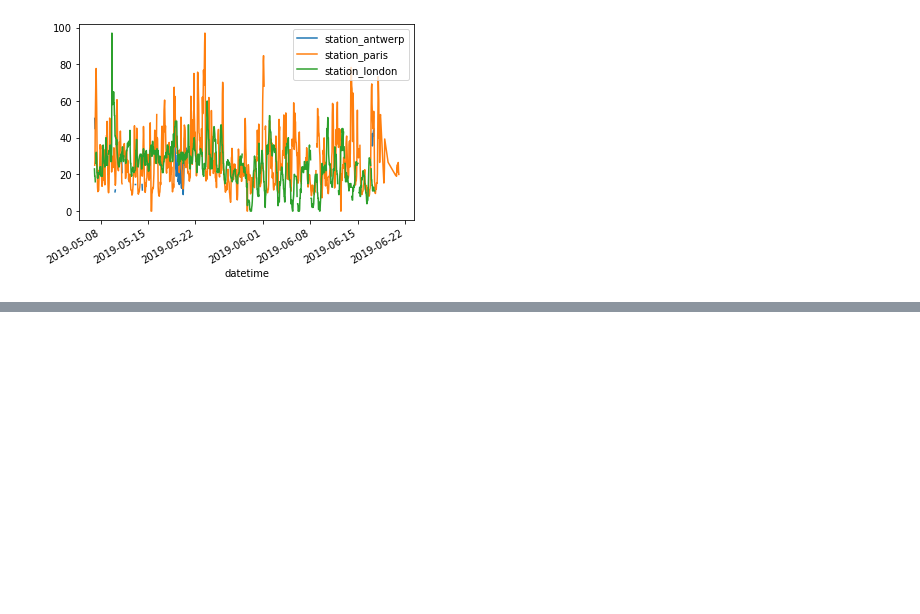
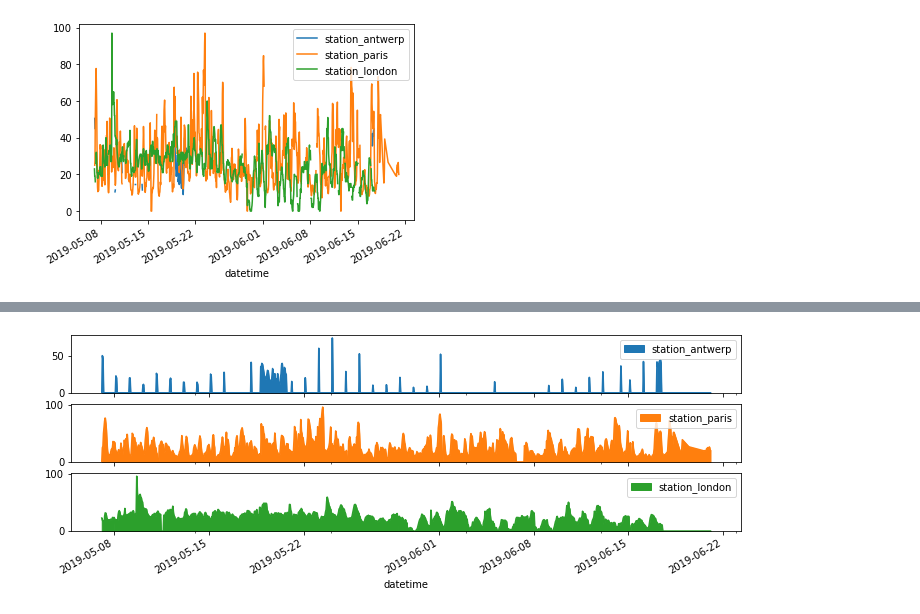
Before and after one commit to nikolay-rudenko/pandas_edu, a Jupyter notebook: create_plots.ipynb, the cells around one changed output, grey strips where cells are left out. Saved outputs shown, nothing was run; the diff lists cells and outputs as text; code cells hidden in the pictures; blank space fills up the shorter version.

```diff
--- a/create_plots.ipynb
+++ b/create_plots.ipynb
@@ -20,0 +54,4 @@ air_quality.plot()
+# %%
+axs = air_quality.plot.area(figsize=(12, 4), subplots=True)
+# %% [output]
+[figure, added]
```
Also changed, not shown: parts of 5 cells of this notebook, 1 other file.
